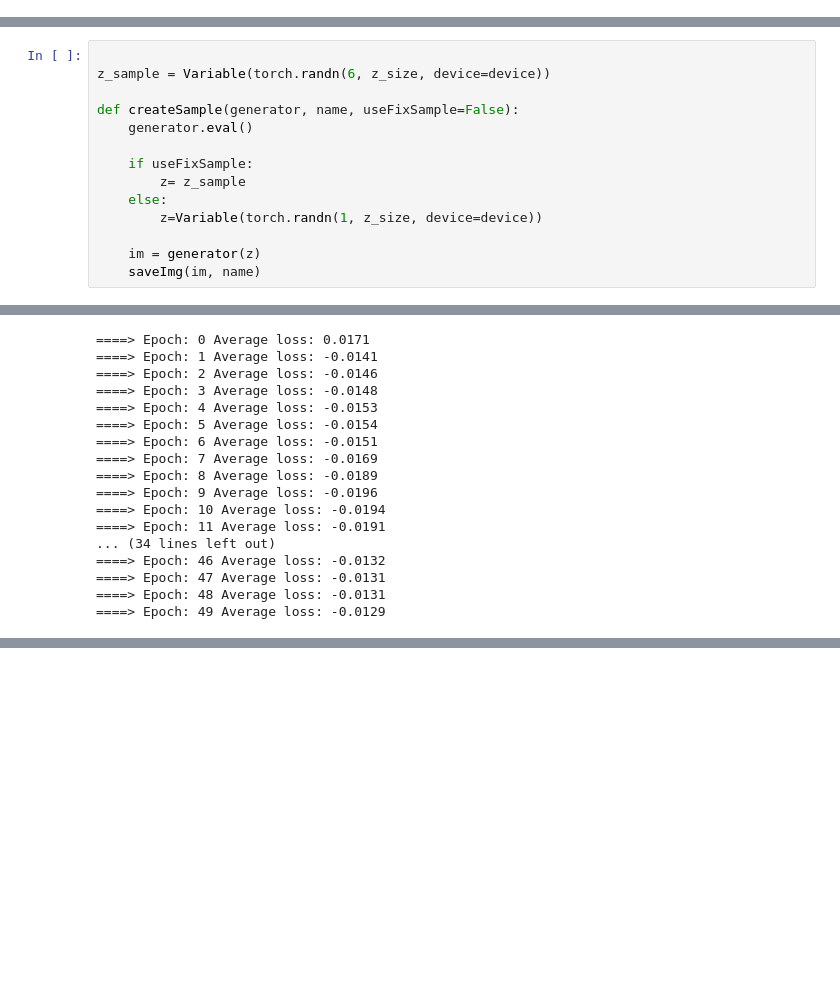
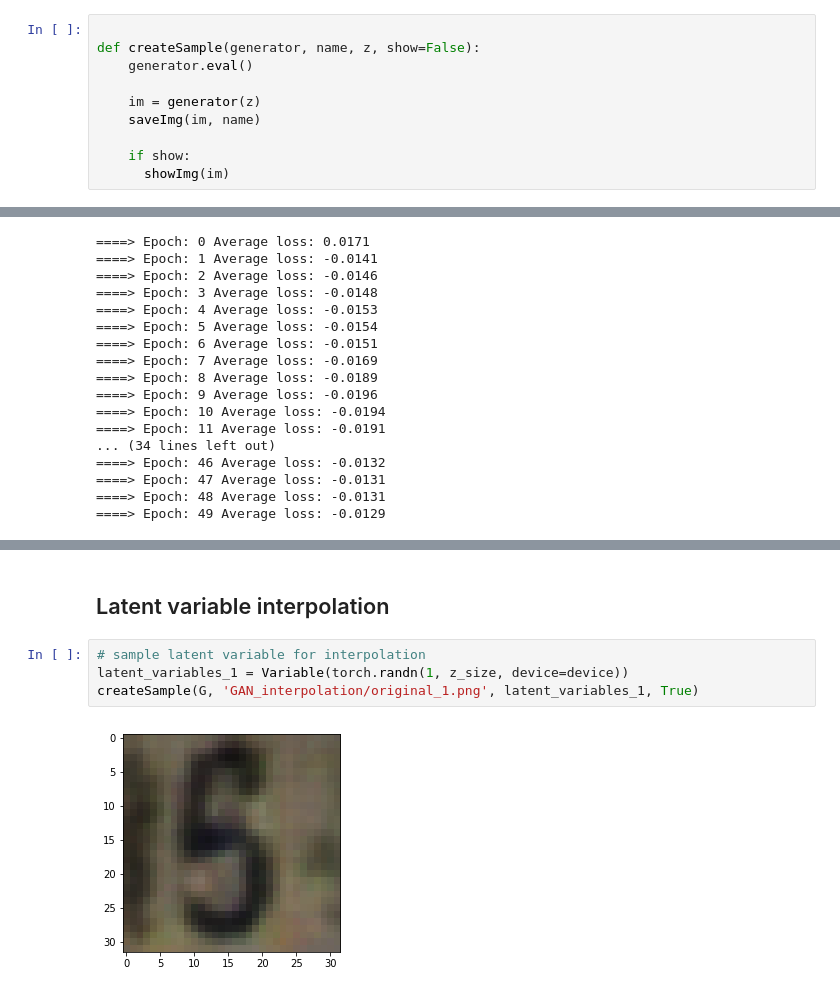
Before and after one commit to PBarde/IFT6135H19_assignment, a Jupyter notebook: assignment3/q3_GAN.ipynb, the cells around one changed output, grey strips where cells are left out. Drawn from its saved outputs; the diff is of its cells as text; blank space fills up the shorter version.

```diff
--- a/assignment3/q3_GAN.ipynb
+++ b/assignment3/q3_GAN.ipynb
@@ -114,0 +84,10 @@ tensor(8)
+# %%
+
+def createSample(generator, name, z, show=False):
+    generator.eval()
+
+    im = generator(z)
+    saveImg(im, name)
+
+    if show:
+      showImg(im)
@@ -170,17 +151,3 @@ def train(loader):
-# %%
-
-z_sample = Variable(torch.randn(6, z_size, device=device))
-
-def createSample(generator, name, useFixSample=False):
-    generator.eval()
-
-    if useFixSample:
-        z= z_sample
-    else:
-        z=Variable(torch.randn(1, z_size, device=device))
-
-    im = generator(z)
-    saveImg(im, name)
 # %%
 train(train_loader)
 # %% [output]
@@ -203,0 +224,8 @@ train(train_loader)
+# %% [markdown]
+## Latent variable interpolation
+# %%
+# sample latent variable for interpolation
+latent_variables_1 = Variable(torch.randn(1, z_size, device=device))
+createSample(G, 'GAN_interpolation/original_1.png', latent_variables_1, True)
+# %% [output]
+[figure, added]
```
Also changed, not shown: parts of 19 cells of this notebook, 1 other file.
